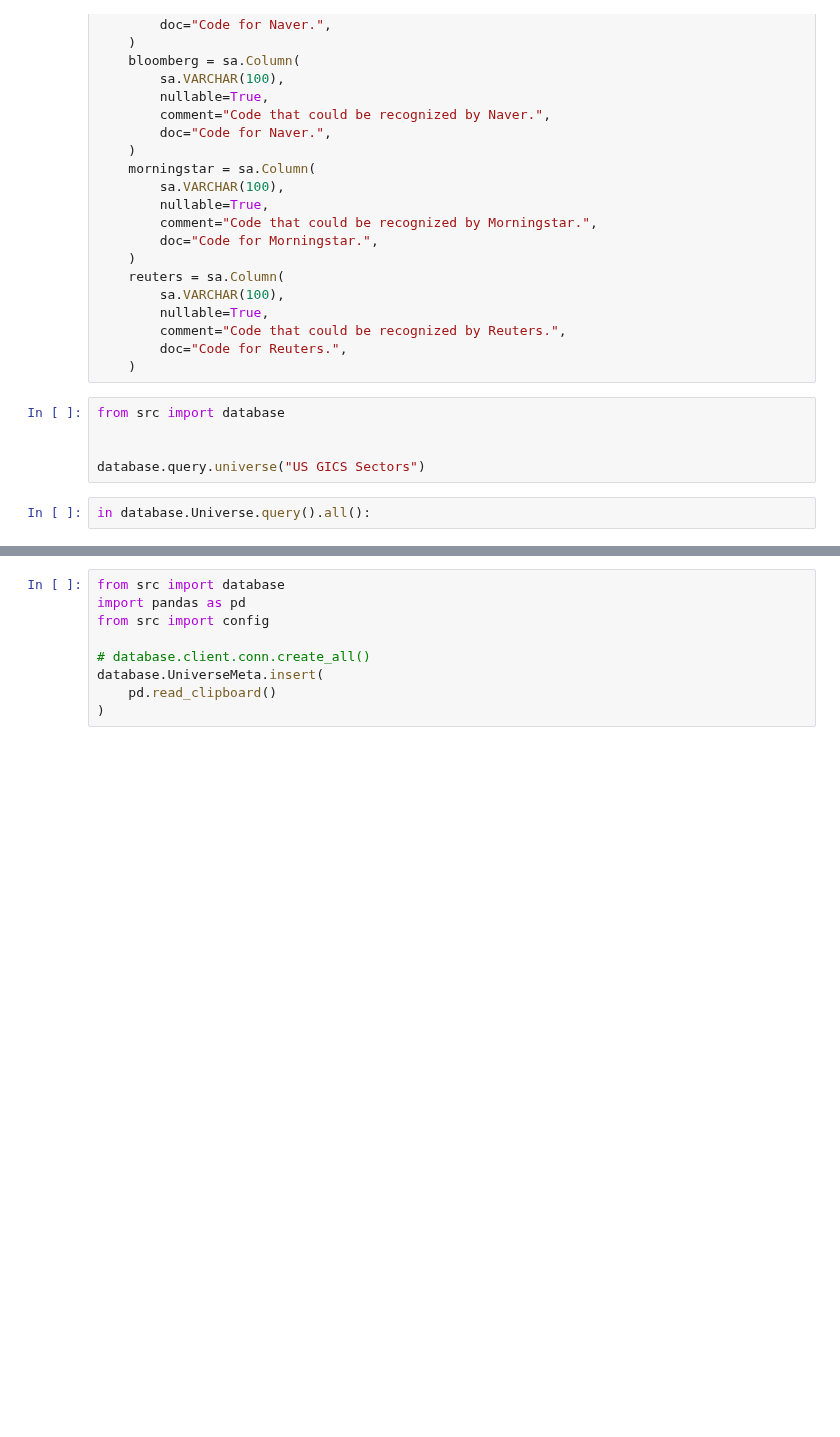
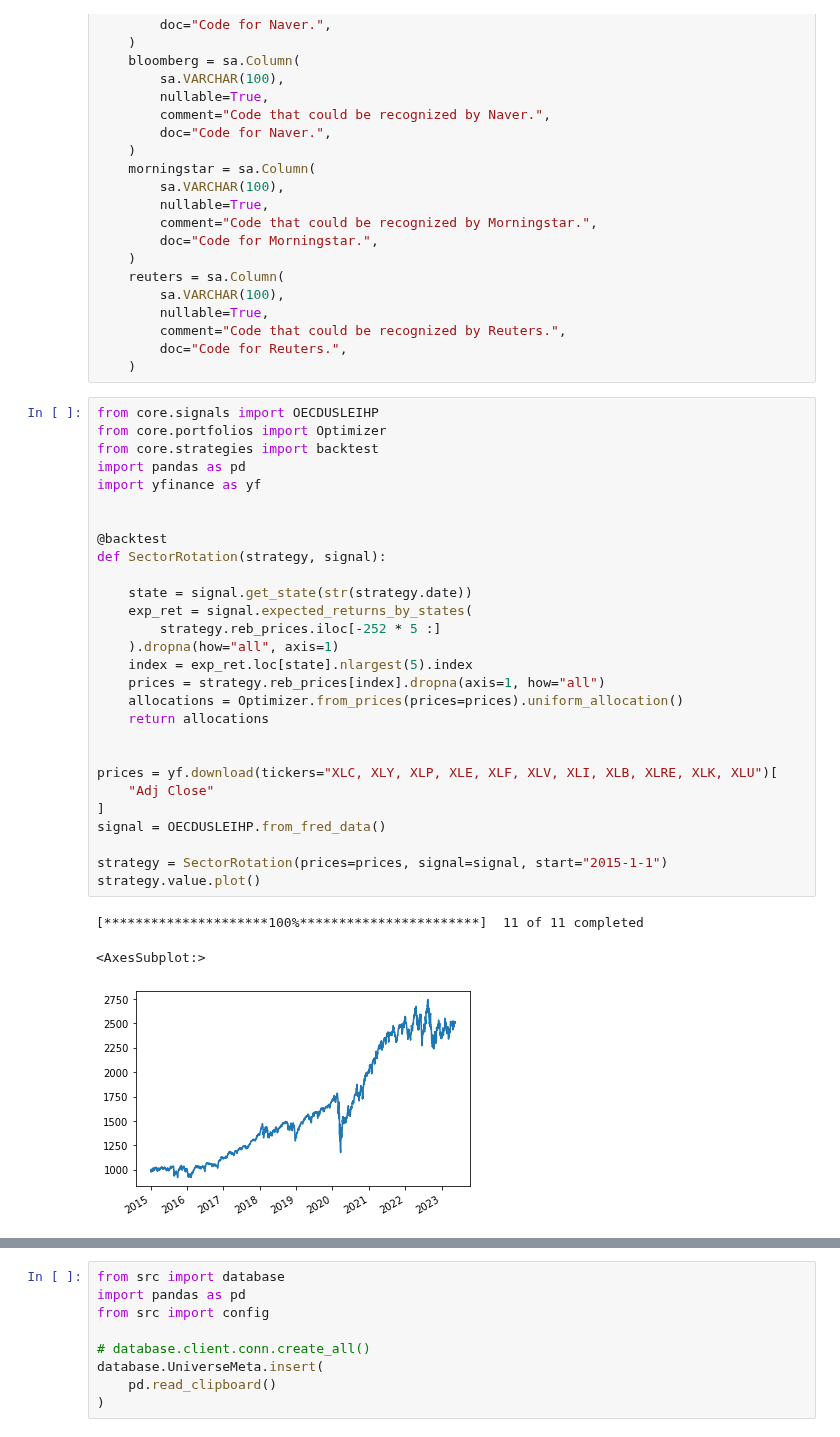
Before and after one commit to HTF1125/RobertLab, a Jupyter notebook: src/test.ipynb, the cells around one changed output, grey strips where cells are left out. Drawn from its saved outputs; the diff is of its cells as text; blank space fills up the shorter version.

```diff
--- a/src/test.ipynb
+++ b/src/test.ipynb
@@ -263,10 +261,35 @@ class Meta(Base):
         comment="Code that could be recognized by Reuters.",
         doc="Code for Reuters.",
     )
-# %%
-from src import database
-
-
-database.query.universe("US GICS Sectors")
-# %%
-in database.Universe.query().all():
+# %%
+from core.signals import OECDUSLEIHP
+from core.portfolios import Optimizer
+from core.strategies import backtest
+import pandas as pd
+import yfinance as yf
+
+
+@backtest
+def SectorRotation(strategy, signal):
+
+    state = signal.get_state(str(strategy.date))
+    exp_ret = signal.expected_returns_by_states(
+        strategy.reb_prices.iloc[-252 * 5 :]
+    ).dropna(how="all", axis=1)
+    index = exp_ret.loc[state].nlargest(5).index
+    prices = strategy.reb_prices[index].dropna(axis=1, how="all")
+    allocations = Optimizer.from_prices(prices=prices).uniform_allocation()
+    return allocations
+
+
+prices = yf.download(tickers="XLC, XLY, XLP, XLE, XLF, XLV, XLI, XLB, XLRE, XLK, XLU")[
+    "Adj Close"
+]
+signal = OECDUSLEIHP.from_fred_data()
+
+strategy = SectorRotation(prices=prices, signal=signal, start="2015-1-1")
+strategy.value.plot()
+# %% [output]
+[*********************100%***********************]  11 of 11 completed
+<AxesSubplot:>
+[figure, added]
```
Also changed, not shown: parts of 8 cells of this notebook, 6 other files.
